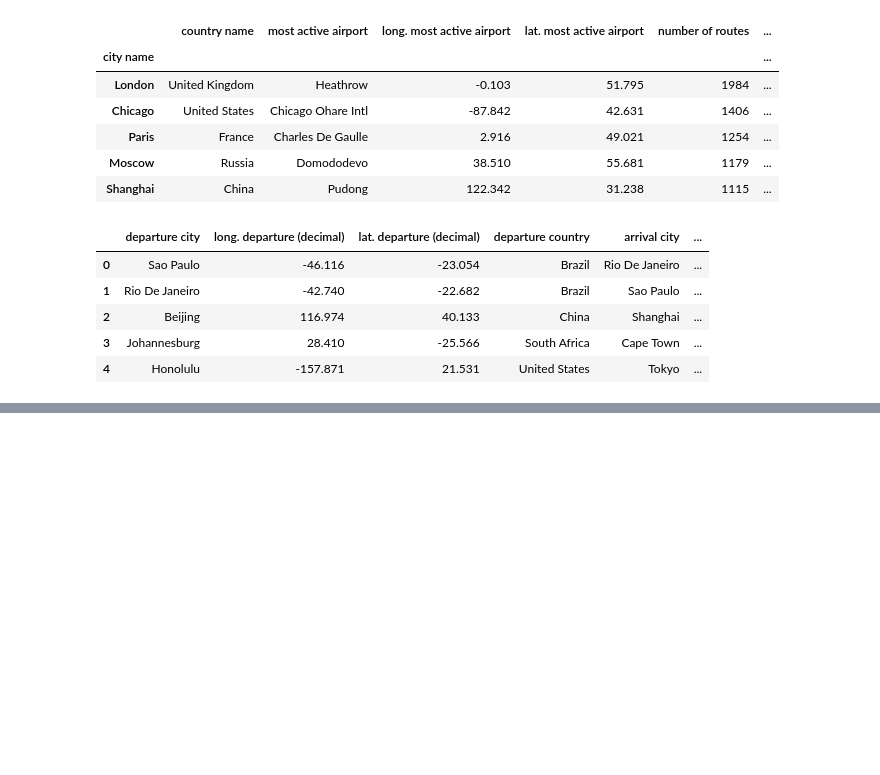
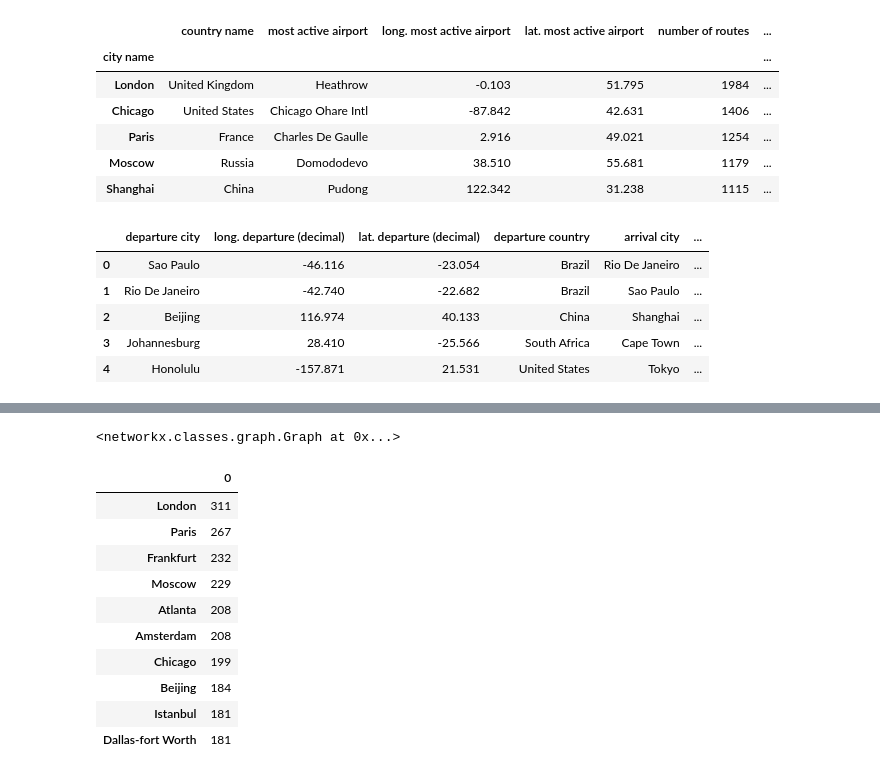
Before and after one commit to pratikwatwani/Applied-Data-Science, a Jupyter notebook: Session 10/Network Analysis.ipynb, the cells around one changed output, grey strips where cells are left out. Cells and saved outputs as stored; diff of their text form; code cells hidden in the pictures; blank space fills up the shorter version.

```diff
--- a/Session 10/Network Analysis.ipynb
+++ b/Session 10/Network Analysis.ipynb
@@ -112,0 +191,23 @@ Flights.add_edges_from(edgelist)
+# %%
+largest_cc = max(nx.connected_components(Flights), key=len)
+# %%
+Flights_new = Flights.subgraph(largest_cc)
+Flights_new
+# %% [output]
+<networkx.classes.graph.Graph at 0x...>
+# %%
+degrees = dict(nx.degree(Flights_new))
+degree = pd.DataFrame(degrees.values(), index = degrees.keys())
+degree.sort_values(by = 0, ascending = False).head(10)
+# %% [output]
+|  | 0 |
+| London | 311 |
+| Paris | 267 |
+| Frankfurt | 232 |
+| Moscow | 229 |
+| Atlanta | 208 |
+| Amsterdam | 208 |
+| Chicago | 199 |
+| Beijing | 184 |
+| Istanbul | 181 |
+| Dallas-fort Worth | 181 |
```
Also changed, not shown: parts of 13 cells of this notebook.
